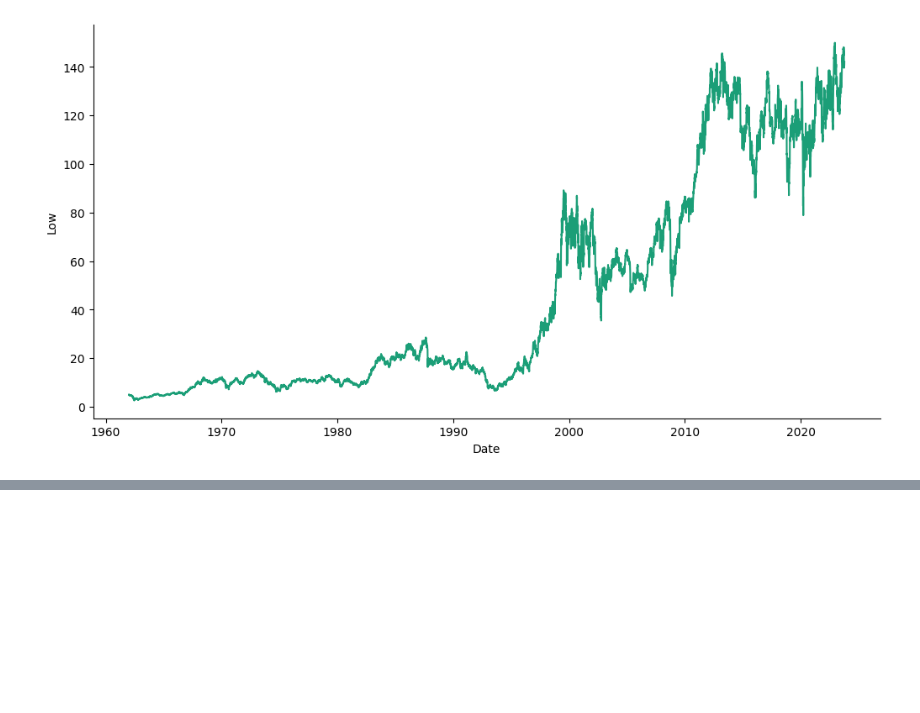
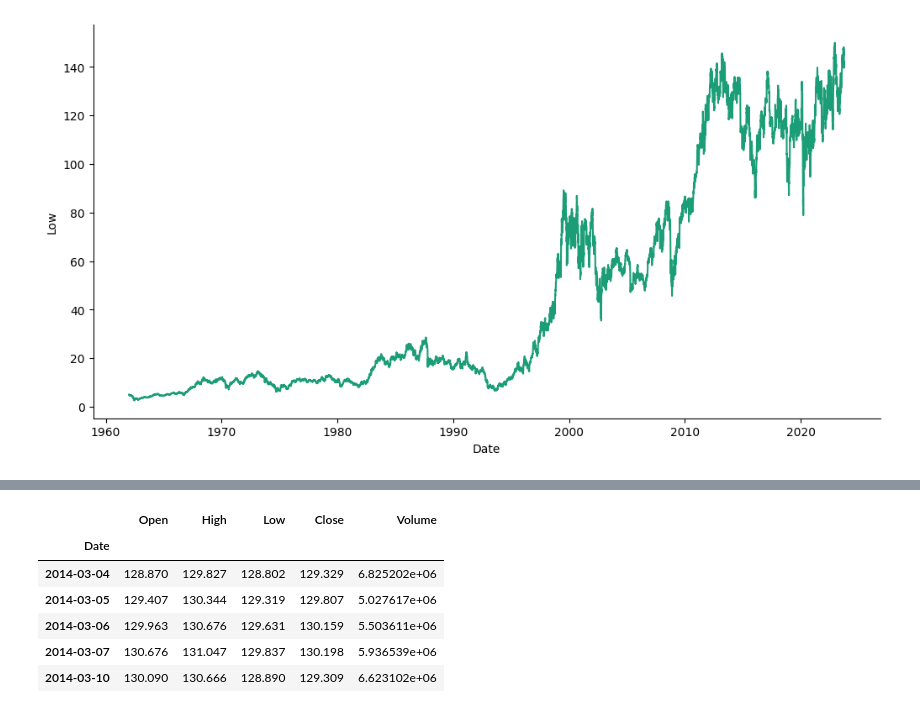
Before and after one commit to Johanhms/Practicas_Python, a Jupyter notebook: Data_Analysis_with_Pandas.ipynb, the cells around one changed output, grey strips where cells are left out. Cells and saved outputs as stored; diff of their text form; code cells hidden in the pictures; blank space fills up the shorter version.

```diff
--- a/Data_Analysis_with_Pandas.ipynb
+++ b/Data_Analysis_with_Pandas.ipynb
@@ -722,0 +735,12 @@ _ = plt.ylabel('Low')
+# %%
+stocks.iloc[300]
+stocks.loc["2014-03-04"]
+stocks.truncate(before = "2014-03-04", after = "2014-03-10")
+# %% [output]
+|  | Open | High | Low | Close | Volume |
+| Date |  |  |  |  |  |
+| 2014-03-04 | 128.870 | 129.827 | 128.802 | 129.329 | 6.825202e+06 |
+| 2014-03-05 | 129.407 | 130.344 | 129.319 | 129.807 | 5.027617e+06 |
+| 2014-03-06 | 129.963 | 130.676 | 129.631 | 130.159 | 5.503611e+06 |
+| 2014-03-07 | 130.676 | 131.047 | 129.837 | 130.198 | 5.936539e+06 |
+| 2014-03-10 | 130.090 | 130.666 | 128.890 | 129.309 | 6.623102e+06 |
```
Also changed, not shown: parts of 9 cells of this notebook.
